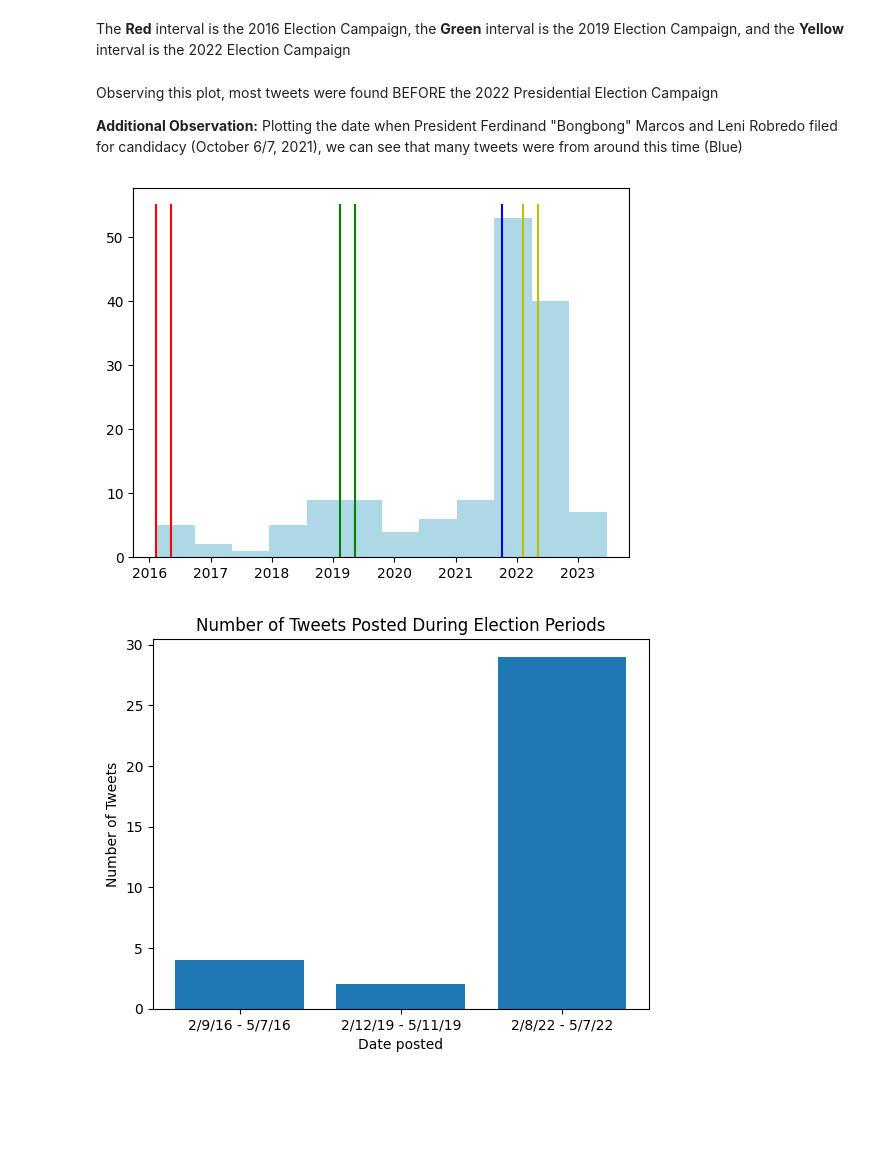
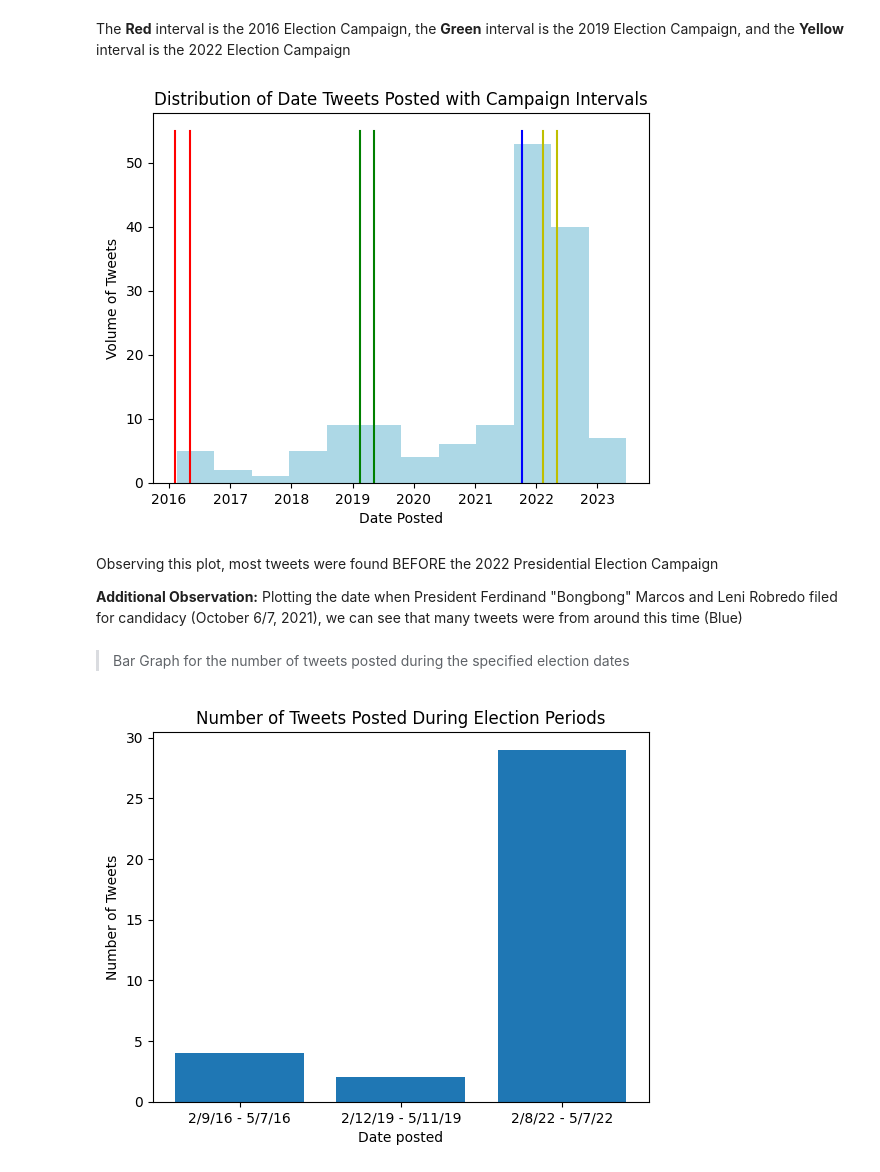
Before and after one commit to NeoGregorio/CS-132-Group-35, a Jupyter notebook: Group_35_Data_Exploration.ipynb, the cells around one changed output. Drawn from its saved outputs; the diff is of its cells as text; code cells hidden in the pictures; blank space fills up the shorter version.

```diff
--- a/Group_35_Data_Exploration.ipynb
+++ b/Group_35_Data_Exploration.ipynb
@@ -349,40 +406,45 @@ plt.show()
 [figure]
 # %% [markdown]
 The **Red** interval is the 2016 Election Campaign, the **Green** interval is the 2019 Election Campaign, and the **Yellow** interval is the 2022 Election Campaign
+# %%
+# Plotting October 6, 2021
+
+fig, ax = plt.subplots(1,1)
+ax.hist(df_preprocessed["Date posted"], bins=12, color='lightblue')
+locator = mdates.AutoDateLocator()
+ax.xaxis.set_major_locator(locator)
+ax.xaxis.set_major_formatter(mdates.AutoDateFormatter(locator))
+
+interval1_1 = mdates.datestr2num(['02/09/16', '02/09/16'])
+plt.plot(interval1_1 , (0,55), 'r-')
+interval1_2 = mdates.datestr2num(['05/07/16', '05/07/16'])
+plt.plot(interval1_2 , (0,55), 'r-')
+
+interval2_1 = mdates.datestr2num(['02/12/19', '02/12/19'])
+plt.plot(interval2_1 , (0,55), 'g-')
+interval2_2 = mdates.datestr2num(['05/11/19', '05/11/19'])
+plt.plot(interval2_2 , (0,55), 'g-')
+
+interval3_1 = mdates.datestr2num(['02/08/22', '02/08/22'])
+plt.plot(interval3_1 , (0,55), 'y-')
+interval3_2 = mdates.datestr2num(['05/07/22', '05/07/22'])
+plt.plot(interval3_2 , (0,55), 'y-')
+
+leni_file = ['10/07/21','10/07/21']
+plot_leni = mdates.datestr2num(['10/06/21','10/06/21'])
+plt.plot(plot_leni , (0,55), 'b-')
+plt.xlabel("Date Posted")
+plt.ylabel("Volume of Tweets")
+plt.title("Distribution of Date Tweets Posted with Campaign Intervals")
+plt.show()
+# %% [output]
+[figure, added]
 # %% [markdown]
 Observing this plot, most tweets were found BEFORE the 2022 Presidential Election Campaign
 
 **Additional Observation:** Plotting the date when President Ferdinand "Bongbong" Marcos and Leni Robredo filed for candidacy (October 6/7, 2021), we can see that many tweets were from around this time (Blue)
-# %%
-# Plotting October 6, 2021
-
-fig, ax = plt.subplots(1,1)
-ax.hist(df_preprocessed["Date posted"], bins=12, color='lightblue')
-locator = mdates.AutoDateLocator()
-ax.xaxis.set_major_locator(locator)
-ax.xaxis.set_major_formatter(mdates.AutoDateFormatter(locator))
-
-interval1_1 = mdates.datestr2num(['02/09/16', '02/09/16'])
-plt.plot(interval1_1 , (0,55), 'r-')
-interval1_2 = mdates.datestr2num(['05/07/16', '05/07/16'])
-plt.plot(interval1_2 , (0,55), 'r-')
-
-interval2_1 = mdates.datestr2num(['02/12/19', '02/12/19'])
-plt.plot(interval2_1 , (0,55), 'g-')
-interval2_2 = mdates.datestr2num(['05/11/19', '05/11/19'])
-plt.plot(interval2_2 , (0,55), 'g-')
-
-interval3_1 = mdates.datestr2num(['02/08/22', '02/08/22'])
-plt.plot(interval3_1 , (0,55), 'y-')
-interval3_2 = mdates.datestr2num(['05/07/22', '05/07/22'])
-plt.plot(interval3_2 , (0,55), 'y-')
-
-leni_file = ['10/07/21','10/07/21']
-plot_leni = mdates.datestr2num(['10/06/21','10/06/21'])
-plt.plot(plot_leni , (0,55), 'b-')
-plt.show()
-# %% [output]
-[figure, removed]
+# %% [markdown]
+>Bar Graph for the number of tweets posted during the specified election dates
 # %%
 # Plot Bar Graph for the number of tweets posted during the specified election dates
 
```
Also changed, not shown: parts of 57 cells of this notebook.
